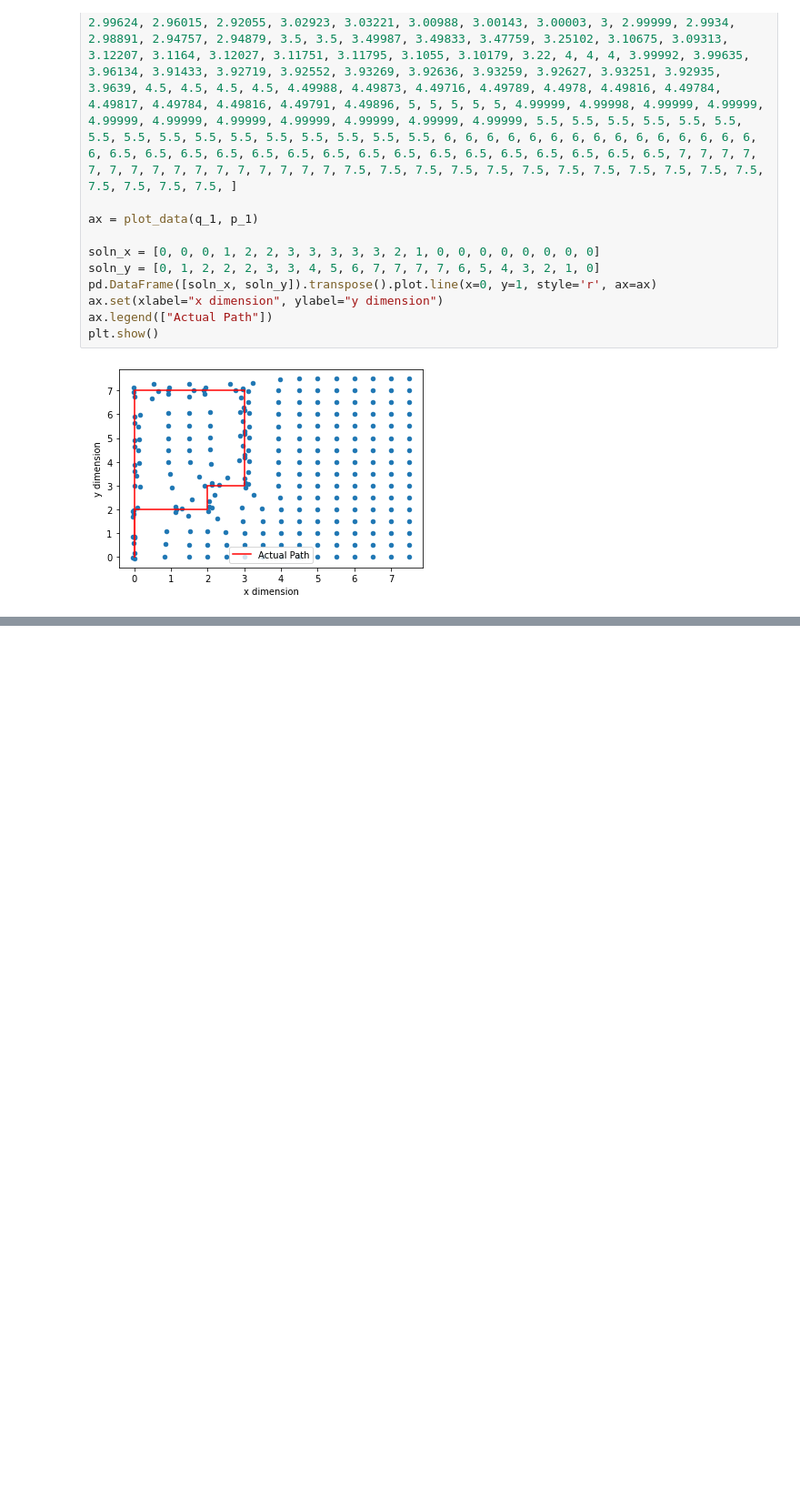
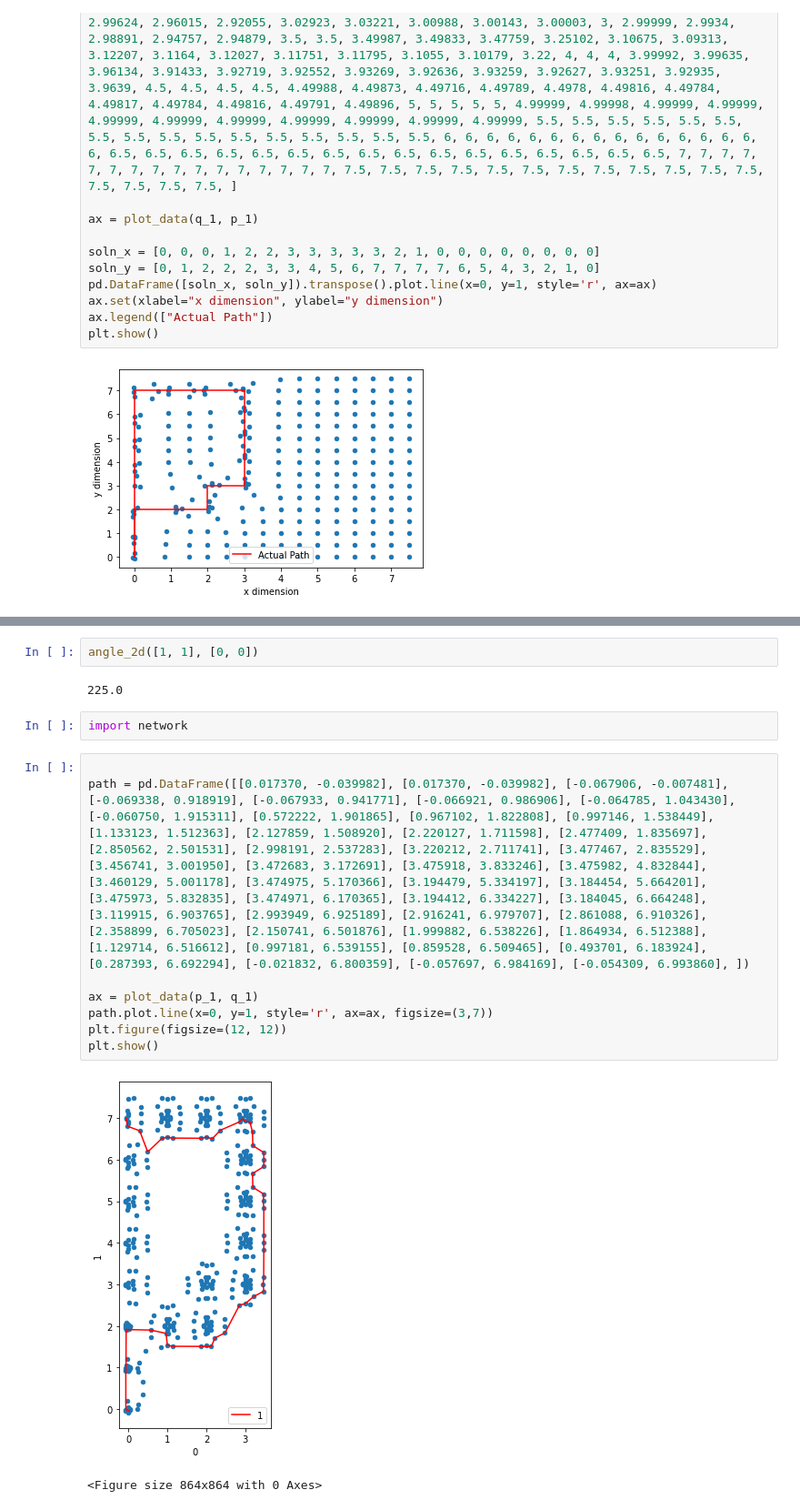
Before and after one commit to aguilarjose11/world_rep_snn, a Jupyter notebook: analysis/analysis_notebook.ipynb, the cells around one changed output, grey strips where cells are left out. Shown at 91% size. Drawn from its saved outputs; the diff is of its cells as text; blank space fills up the shorter version.

```diff
--- a/analysis/analysis_notebook.ipynb
+++ b/analysis/analysis_notebook.ipynb
@@ -277,0 +516,17 @@ plt.show()
+# %%
+angle_2d([1, 1], [0, 0])
+# %% [output]
+225.0
+# %%
+import network
+# %%
+
+path = pd.DataFrame([[0.017370, -0.039982], [0.017370, -0.039982], [-0.067906, -0.007481], [-0.069338, 0.918919], [-0.067933, 0.941771], [-0.066921, 0.986906], [-0.064785, 1.043430], [-0.060750, 1.915311], [0.572222, 1.901865], [0.967102, 1.822808], [0.997146, 1.538449], [1.133123, 1.512363], [2.127859, 1.508920], [2.220127, 1.711598], [2.477409, 1.835697], [2.850562, 2.501531], [2.998191, 2.537283], [3.220212, 2.711741], [3.477467, 2.835529], [3.456741, 3.001950], [3.472683, 3.172691], [3.475918, 3.833246], [3.475982, 4.832844], [3.460129, 5.001178], [3.474975, 5.170366], [3.194479, 5.334197], [3.184454, 5.664201], [3.475973, 5.832835], [3.474971, 6.170365], [3.194412, 6.334227], [3.184045, 6.664248], [3.119915, 6.903765], [2.993949, 6.925189], [2.916241, 6.979707], [2.861088, 6.910326], [2.358899, 6.705023], [2.150741, 6.501876], [1.999882, 6.538226], [1.864934, 6.512388], [1.129714, 6.516612], [0.997181, 6.539155], [0.859528, 6.509465], [0.493701, 6.183924], [0.287393, 6.692294], [-0.021832, 6.800359], [-0.057697, 6.984169], [-0.054309, 6.993860], ])
+
+ax = plot_data(p_1, q_1)
+path.plot.line(x=0, y=1, style='r', ax=ax, figsize=(3,7))
+plt.figure(figsize=(12, 12))
+plt.show()
+# %% [output]
+[figure, added]
+<Figure size 864x864 with 0 Axes>
```
Also changed, not shown: parts of 16 cells of this notebook.
